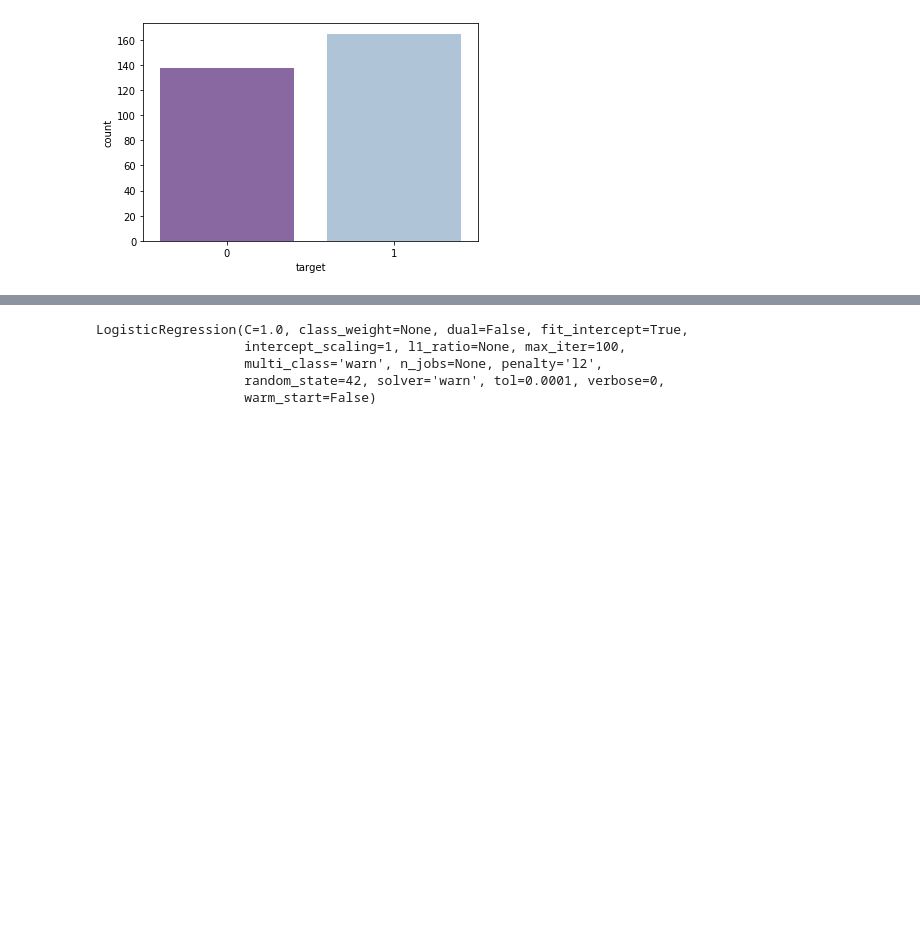
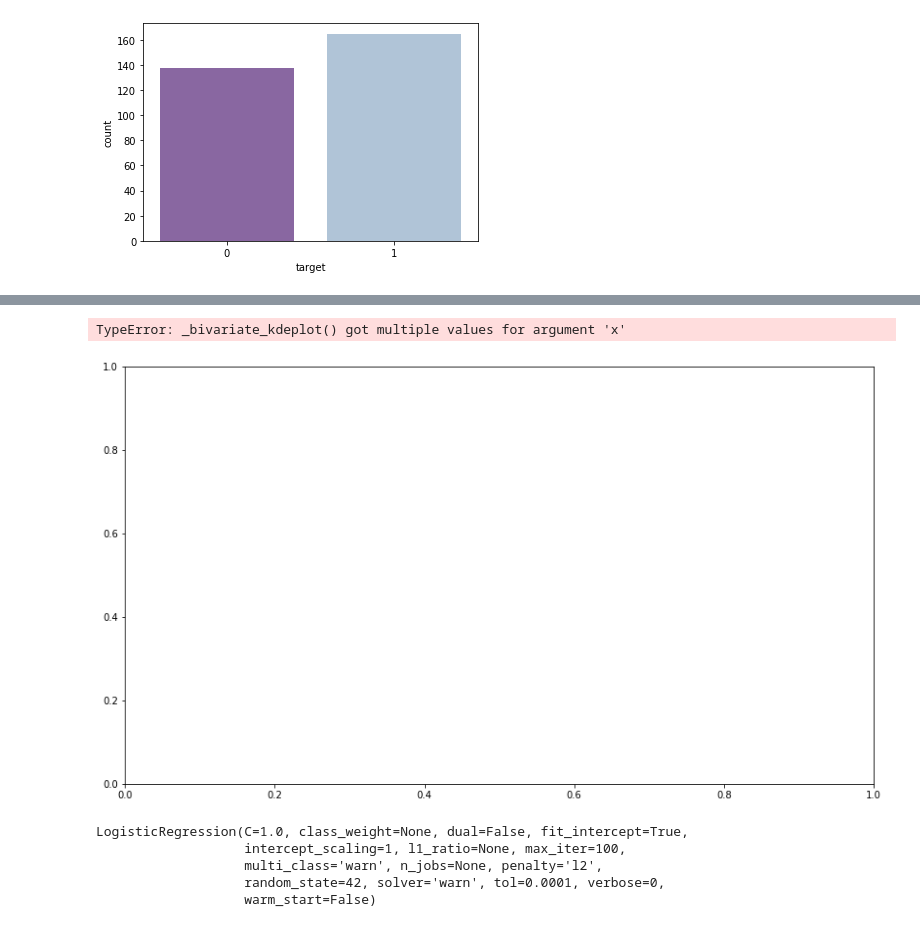
Before and after one commit to shuangsong/heart_attack_prediction, a Jupyter notebook: heart.ipynb, the cells around one changed output, grey strips where cells are left out. Saved outputs shown, nothing was run; the diff lists cells and outputs as text; code cells hidden in the pictures; blank space fills up the shorter version.

```diff
--- a/heart.ipynb
+++ b/heart.ipynb
@@ -140,3 +180,11 @@ heart_df.corr()
+# %%
+plt.figure(figsize = (14,8))
+sns.kdeplot(data = heart_df, x=heart_df['age'],hue=heart_df['target'],kde=True)
+plt.title("Age vs chance of heart attack")
+plt.show()
+# %% [output]
+TypeError: _bivariate_kdeplot() got multiple values for argument 'x'
+[figure, added]
 # %%
 #split data into x and y :
 X=heart_df.drop(['target'],axis=1)
```
Also changed, not shown: parts of 11 cells of this notebook.
